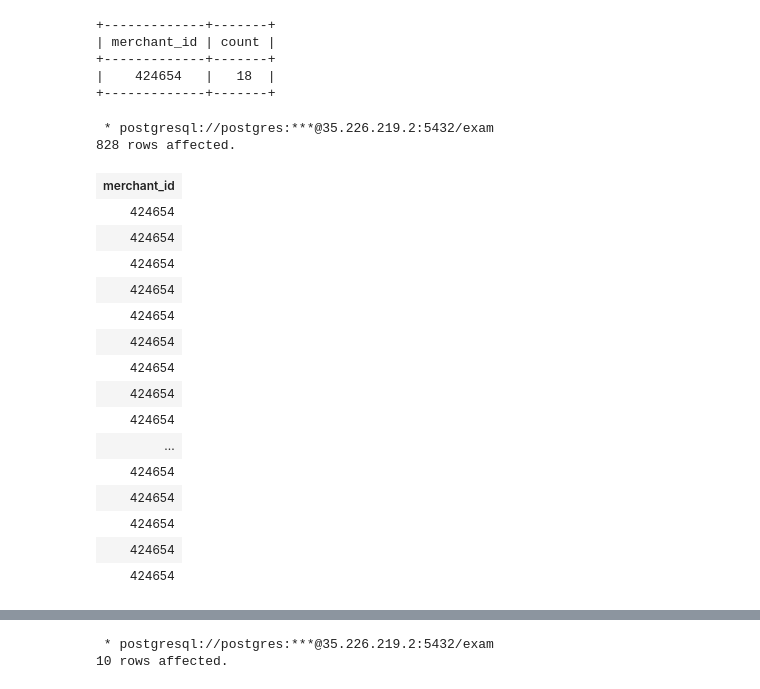
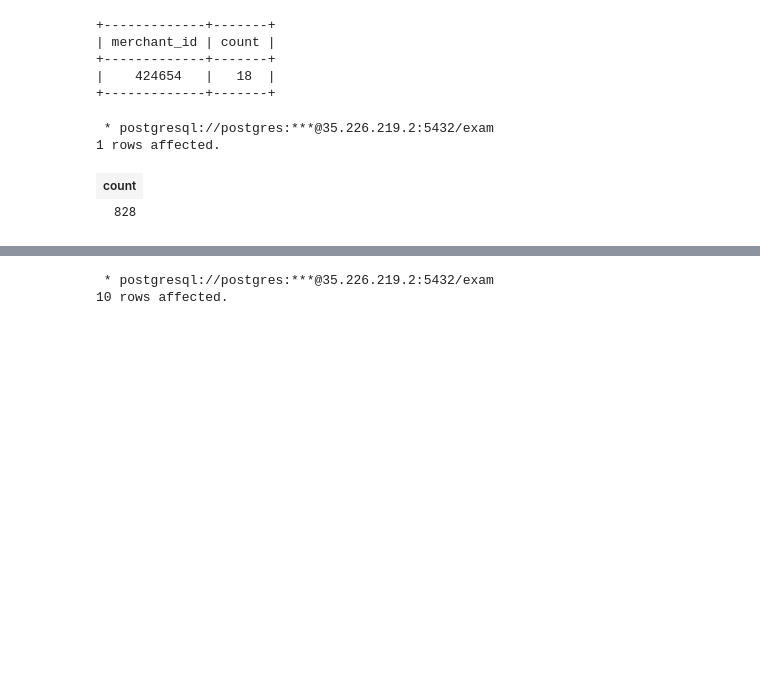
Before and after one commit to tstassig/Examen-1-TSTIC, a Jupyter notebook: Exam_1_solucion.ipynb, the cells around one changed output, grey strips where cells are left out. Saved outputs shown, nothing was run; the diff lists cells and outputs as text; code cells hidden in the pictures; blank space fills up the shorter version.

```diff
--- a/Exam_1_solucion.ipynb
+++ b/Exam_1_solucion.ipynb
@@ -629,28 +629,14 @@ print(_)
 # luego calculamos la cantidad de transacciones de la tienda con id 424564 -> 18/828 = 2.17%
 # %%
 %%sql
-select merchant_id
+select count(*) as count
 from transaction
 where merchant_id = 424654
 # %% [output]
  * postgresql://postgres:***@35.226.219.2:5432/exam
-828 rows affected.
+1 rows affected.
-| merchant_id |
-| 424654 |
-| 424654 |
-| 424654 |
-| 424654 |
-| 424654 |
-| 424654 |
-| 424654 |
-| 424654 |
-| 424654 |
-| ... |
-| 424654 |
-| 424654 |
-| 424654 |
-| 424654 |
-| 424654 |
+| count |
+| 828 |
 # %%
 print(_)
 # %% [output]
```
Also changed, not shown: parts of 1 cell of this notebook.
